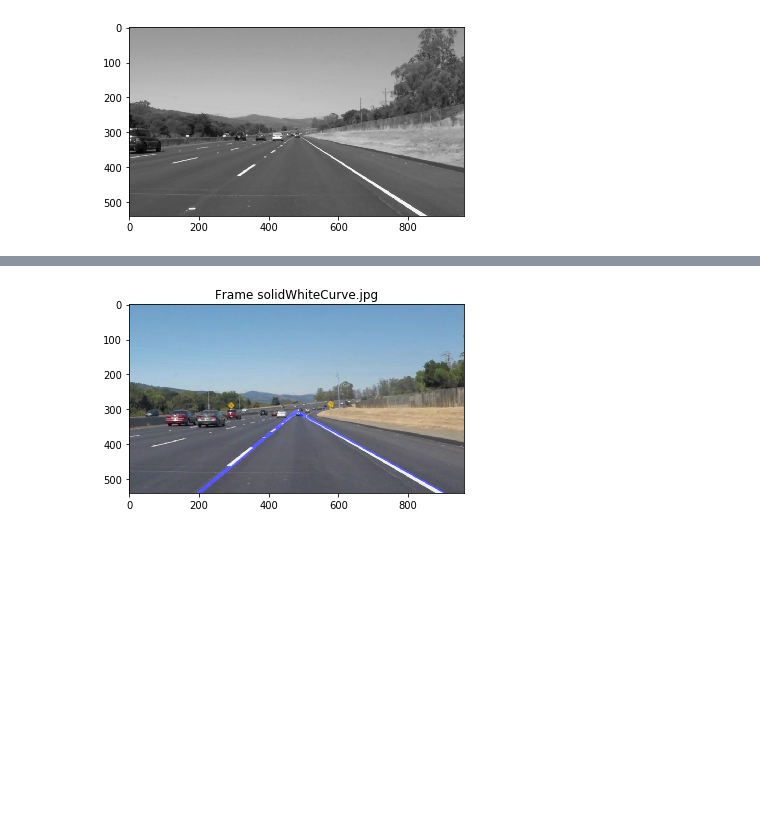
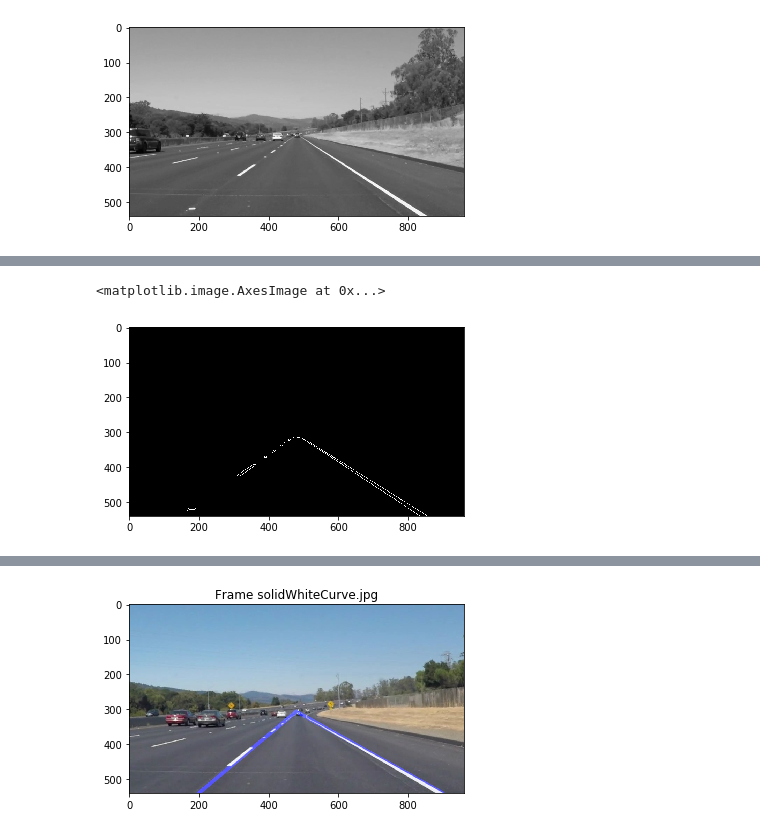
Before and after one commit to Abhishek-EE/CarND-LaneLines-P1, a Jupyter notebook: P1.ipynb, the cells around one changed output, grey strips where cells are left out. Cells and saved outputs as stored; diff of their text form; code cells hidden in the pictures; blank space fills up the shorter version.

```diff
--- a/P1.ipynb
+++ b/P1.ipynb
@@ -262,0 +275,10 @@ plt.imshow(img, cmap="gray")
+# %%
+left_bottom = [0, img.shape[0]]
+right_bottom = [img.shape[1], img.shape[0]]
+apex = [img.shape[1]/2, 310]
+vertices = np.array([[left_bottom, right_bottom, apex]], dtype=np.int32)
+img = region_of_interest(img,vertices)
+plt.imshow(img, cmap="gray")
+# %% [output]
+<matplotlib.image.AxesImage at 0x...>
+[figure, added]
```
Also changed, not shown: parts of 4 cells of this notebook, 7 other files.
